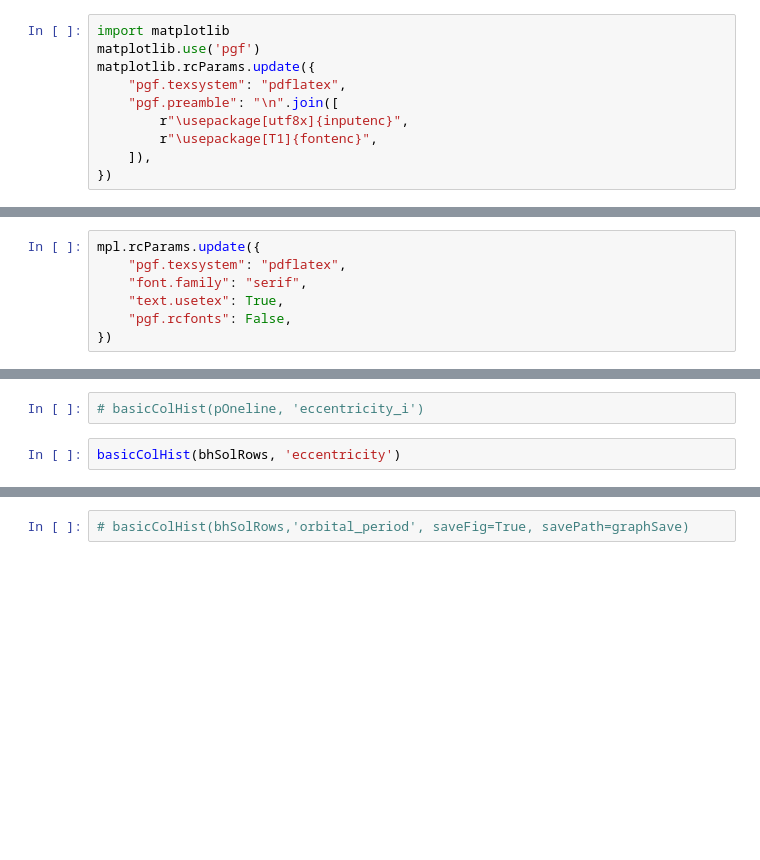
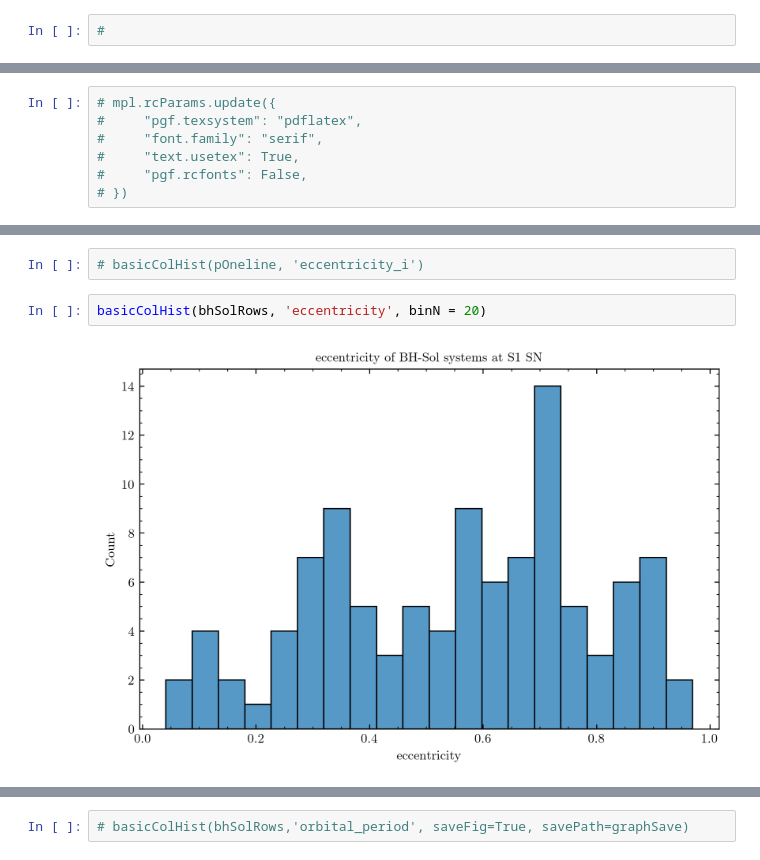
Before and after one commit to PiersonLip/solarBHs, a Jupyter notebook: Notebooks/10MillPopGraph.ipynb, the cells around one changed output, grey strips where cells are left out. Saved outputs shown, nothing was run; the diff lists cells and outputs as text; blank space fills up the shorter version.

Commit message:
graph update :D

```diff
--- a/Notebooks/10MillPopGraph.ipynb
+++ b/Notebooks/10MillPopGraph.ipynb
@@ -28,13 +28,5 @@ from collections import Counter
 
 DataPath = Path().resolve().parent / 'Data'
 # %%
-import matplotlib
-matplotlib.use('pgf')
-matplotlib.rcParams.update({
-    "pgf.texsystem": "pdflatex",
-    "pgf.preamble": "\n".join([
-        r"\usepackage[utf8x]{inputenc}",
-        r"\usepackage[T1]{fontenc}",
-    ]),
-})
+#
 # %%
@@ -72,12 +65,12 @@ initCols = [
     'S1_log_R_i'
  ]
 # %%
-mpl.rcParams.update({
-    "pgf.texsystem": "pdflatex",
-    "font.family": "serif",
-    "text.usetex": True,
-    "pgf.rcfonts": False,
-})
+# mpl.rcParams.update({
+#     "pgf.texsystem": "pdflatex",
+#     "font.family": "serif",
+#     "text.usetex": True,
+#     "pgf.rcfonts": False,
+# })
 # %%
 # ### sunlike
 # pop = Population(str(DataPath / 'SunLikeStar_Filt' / 'BH_Sol_Filtered_1e+00_Zsun_population.h5'))
@@ -364,6 +450,8 @@ Name: eccentricity_f, dtype: float64
 # %%
 # basicColHist(pOneline, 'eccentricity_i')
 # %%
-basicColHist(bhSolRows, 'eccentricity')
+basicColHist(bhSolRows, 'eccentricity', binN = 20)
+# %% [output]
+[figure, added]
 # %%
 basicColHist(bhSolRows,'S2_mass')
```
Also changed, not shown: parts of 22 cells of this notebook, 16 other files.
